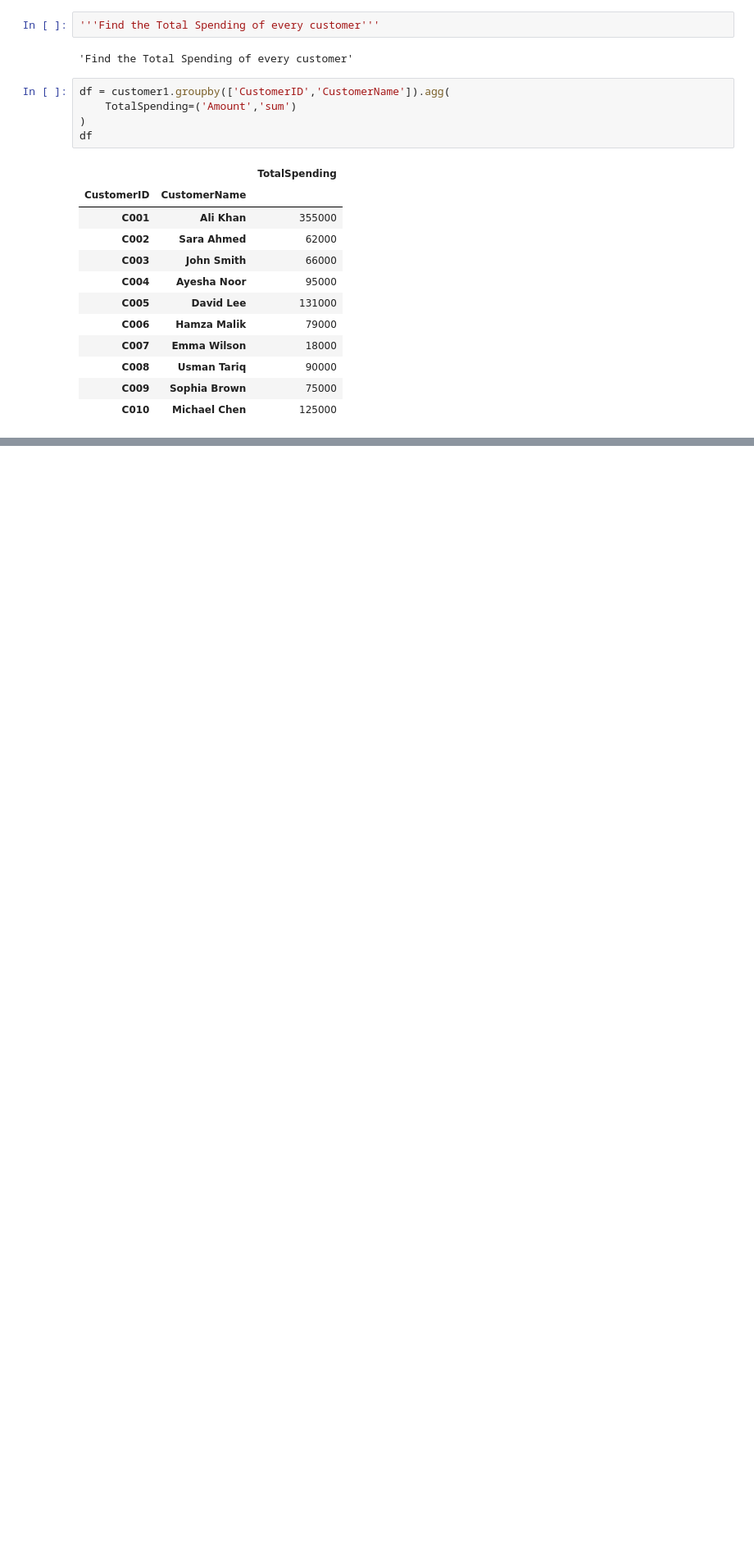
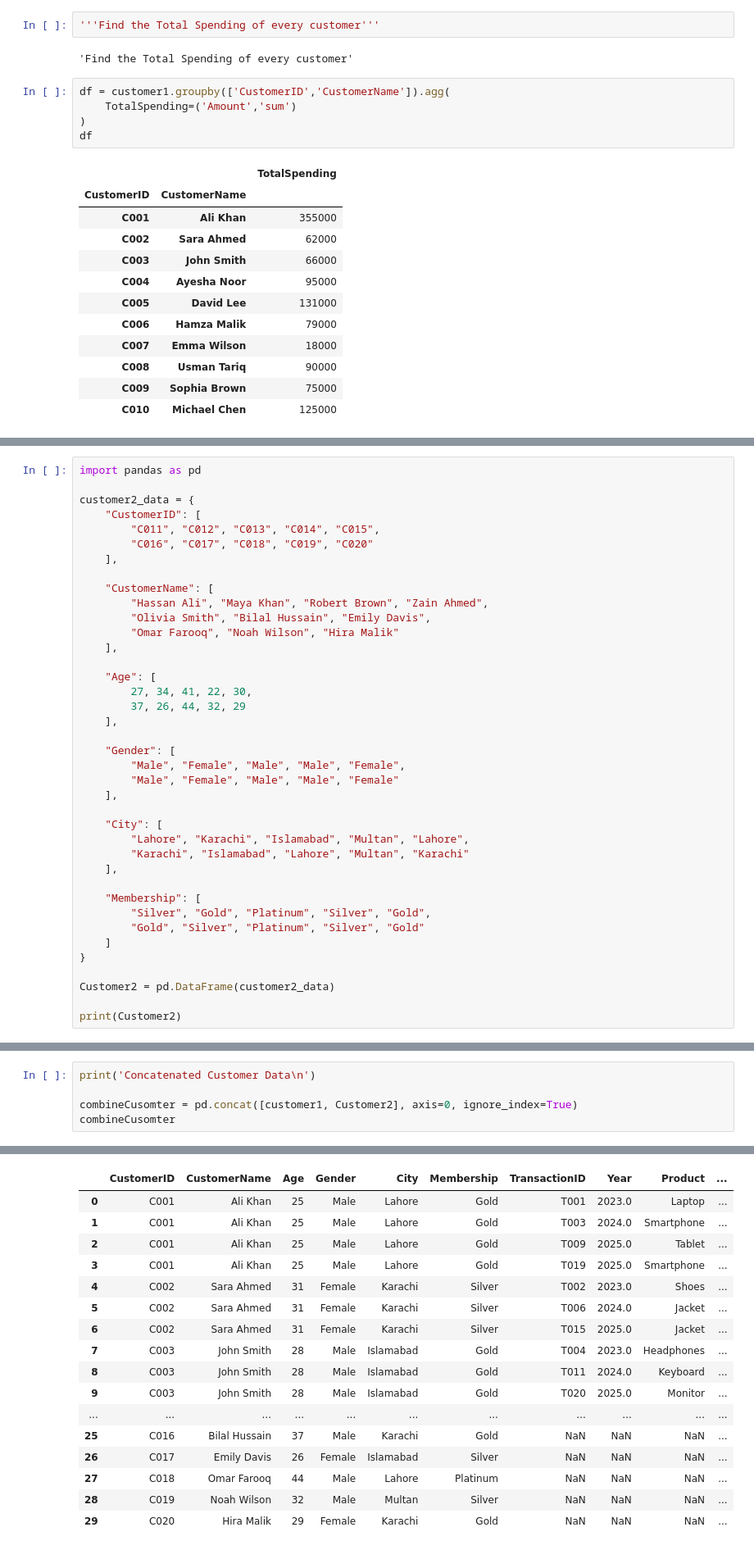
Before and after one commit to UsamaXNaeem528/Generative-Ai, a Jupyter notebook: 06_Week_10_Numpy_Pandas_Visulaization/02_Pandas/06_Concatenation.ipynb, the cells around one changed output, grey strips where cells are left out. Shown at 82% size. Saved outputs shown, nothing was run; the diff lists cells and outputs as text; blank space fills up the shorter version.

Commit message:
Pandas Complete

```diff
--- a/06_Week_10_Numpy_Pandas_Visulaization/02_Pandas/06_Concatenation.ipynb
+++ b/06_Week_10_Numpy_Pandas_Visulaization/02_Pandas/06_Concatenation.ipynb
@@ -216,0 +219,39 @@ df
+# %%
+import pandas as pd
+
+customer2_data = {
+    "CustomerID": [
+        "C011", "C012", "C013", "C014", "C015",
+        "C016", "C017", "C018", "C019", "C020"
+    ],
+
+    "CustomerName": [
+        "Hassan Ali", "Maya Khan", "Robert Brown", "Zain Ahmed",
+        "Olivia Smith", "Bilal Hussain", "Emily Davis",
+        "Omar Farooq", "Noah Wilson", "Hira Malik"
+    ],
+
+    "Age": [
+        27, 34, 41, 22, 30,
+        37, 26, 44, 32, 29
+    ],
+
+    "Gender": [
+        "Male", "Female", "Male", "Male", "Female",
+        "Male", "Female", "Male", "Male", "Female"
+    ],
+
+    "City": [
+        "Lahore", "Karachi", "Islamabad", "Multan", "Lahore",
+        "Karachi", "Islamabad", "Lahore", "Multan", "Karachi"
+    ],
+
+    "Membership": [
+        "Silver", "Gold", "Platinum", "Silver", "Gold",
+        "Gold", "Silver", "Platinum", "Silver", "Gold"
+    ]
+}
+
+Customer2 = pd.DataFrame(customer2_data)
+
+print(Customer2)
@@ -216,0 +270,6 @@ df
+# %%
+print('Concatenated Customer Data\n')
+
+combineCusomter = pd.concat([customer1, Customer2], axis=0, ignore_index=True)
+combineCusomter
+# %% [output]
@@ -216,0 +277,17 @@ df
+|  | CustomerID | CustomerName | Age | Gender | City | Membership | TransactionID | Year | Product | ... |
+| 0 | C001 | Ali Khan | 25 | Male | Lahore | Gold | T001 | 2023.0 | Laptop | ... |
+| 1 | C001 | Ali Khan | 25 | Male | Lahore | Gold | T003 | 2024.0 | Smartphone | ... |
+| 2 | C001 | Ali Khan | 25 | Male | Lahore | Gold | T009 | 2025.0 | Tablet | ... |
+| 3 | C001 | Ali Khan | 25 | Male | Lahore | Gold | T019 | 2025.0 | Smartphone | ... |
+| 4 | C002 | Sara Ahmed | 31 | Female | Karachi | Silver | T002 | 2023.0 | Shoes | ... |
+| 5 | C002 | Sara Ahmed | 31 | Female | Karachi | Silver | T006 | 2024.0 | Jacket | ... |
+| 6 | C002 | Sara Ahmed | 31 | Female | Karachi | Silver | T015 | 2025.0 | Jacket | ... |
+| 7 | C003 | John Smith | 28 | Male | Islamabad | Gold | T004 | 2023.0 | Headphones | ... |
+| 8 | C003 | John Smith | 28 | Male | Islamabad | Gold | T011 | 2024.0 | Keyboard | ... |
+| 9 | C003 | John Smith | 28 | Male | Islamabad | Gold | T020 | 2025.0 | Monitor | ... |
+| ... | ... | ... | ... | ... | ... | ... | ... | ... | ... | ... |
+| 25 | C016 | Bilal Hussain | 37 | Male | Karachi | Gold | NaN | NaN | NaN | ... |
+| 26 | C017 | Emily Davis | 26 | Female | Islamabad | Silver | NaN | NaN | NaN | ... |
+| 27 | C018 | Omar Farooq | 44 | Male | Lahore | Platinum | NaN | NaN | NaN | ... |
+| 28 | C019 | Noah Wilson | 32 | Male | Multan | Silver | NaN | NaN | NaN | ... |
+| 29 | C020 | Hira Malik | 29 | Female | Karachi | Gold | NaN | NaN | NaN | ... |
```
Also changed, not shown: parts of 3 cells of this notebook, 6 other files.
